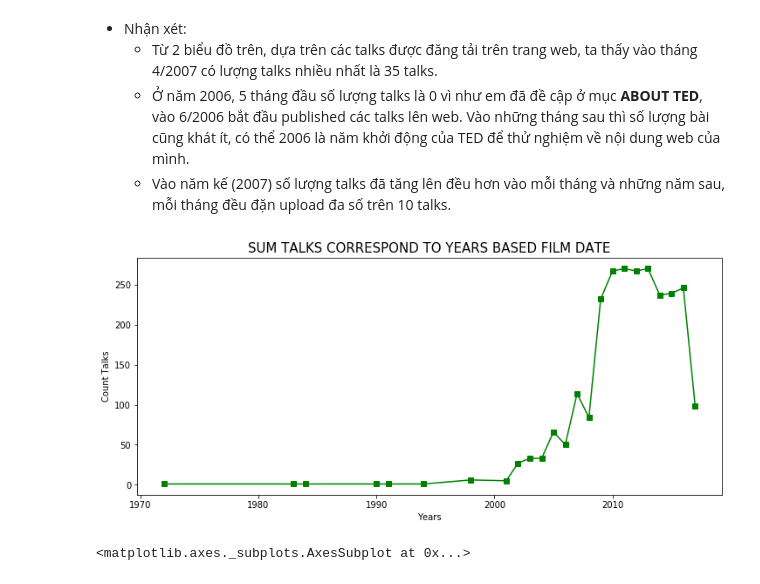
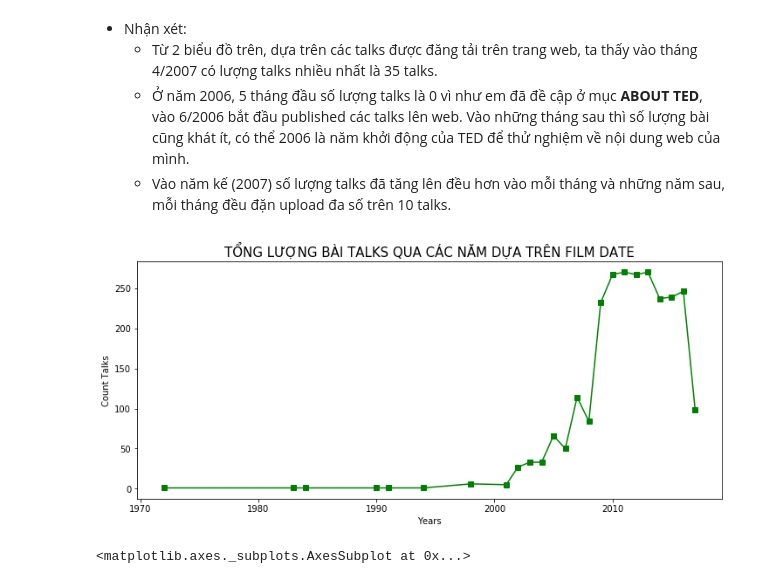
Before and after one commit to nguyenhuynhxuanmai/LTKHDL_FinalProject, a Jupyter notebook: 1712091_NguyenHuynhXuanMai.ipynb, the cells around one changed output. Saved outputs shown, nothing was run; the diff lists cells and outputs as text; code cells hidden in the pictures.

```diff
--- a/1712091_NguyenHuynhXuanMai.ipynb
+++ b/1712091_NguyenHuynhXuanMai.ipynb
@@ -494,25 +494,25 @@ sns.heatmap(heatmap1, cmap="YlGnBu", annot = True, fmt = "n")
 # %%
 # Đầu tiên, em sẽ nhóm các dataframe lại với nhau: tổng các bài talks
 # ('title.count') ứng với năm published (film_date['year'])
 # Sau đó vẽ bar plot của dataframe này
 #talks_correspond_to_year_published = ted.groupby(ted.published_date.dt.year).title.count()
 
 # Tách DL tháng và năm từ film_date
 ted['year_film'] = ted.film_date.dt.year
 ted['month_film'] = ted.film_date.dt.month
 
 # Group lại
 talks_correspond_to_year_film = ted.groupby(['year_film']).title.count()
 
 # Vẽ biểu đồ
 plt.figure(figsize=(12, 5))
 plt.plot(talks_correspond_to_year_film, color = 'g', marker = 's')
 plt.xlabel('Years')
 plt.ylabel('Count Talks')
-plt.title('SUM TALKS CORRESPOND TO YEARS BASED FILM DATE', size = 15)
+plt.title('TỔNG LƯỢNG BÀI TALKS QUA CÁC NĂM DỰA TRÊN FILM DATE', size = 15)
 plt.show();
 # %% [output]
-[figure, old version]
+[figure, new version]
 # %%
 ted.groupby(['month_film', 'year_film']).title.count().plot.line(color = 'g', figsize=(12, 5))
 # %% [output]
```
Also changed, not shown: parts of 83 cells of this notebook.
